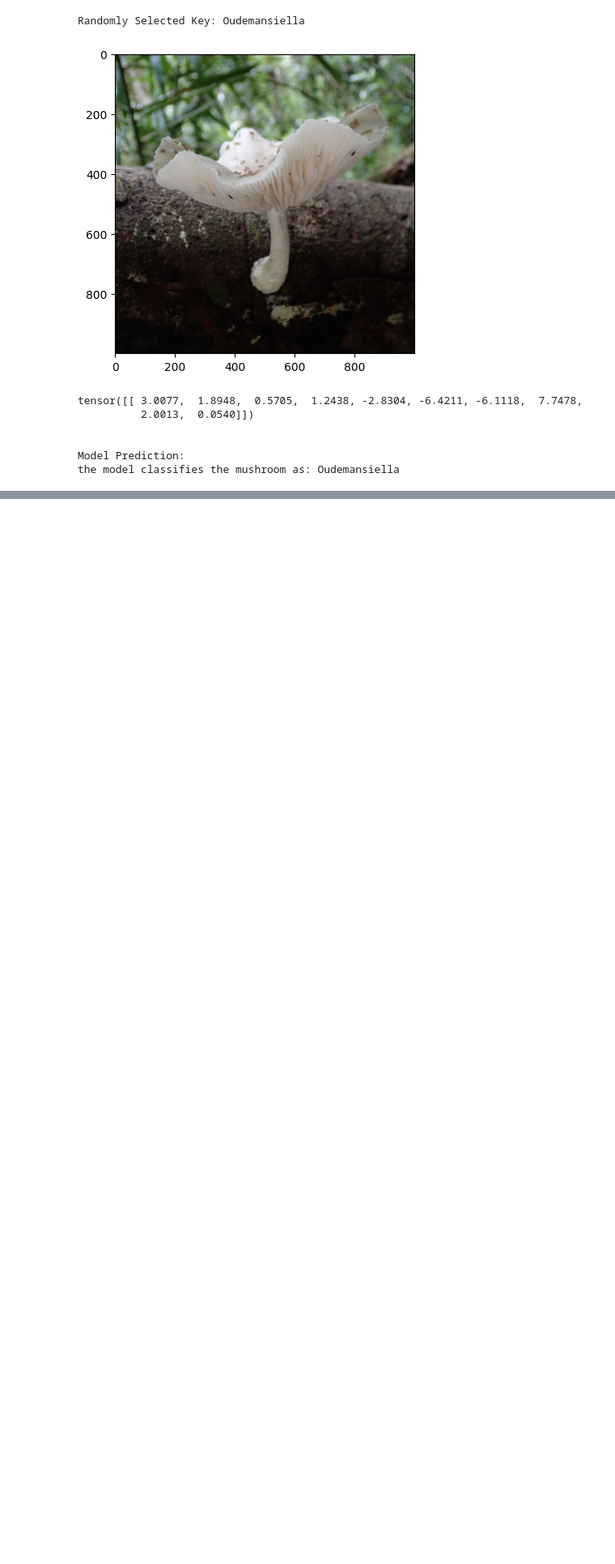
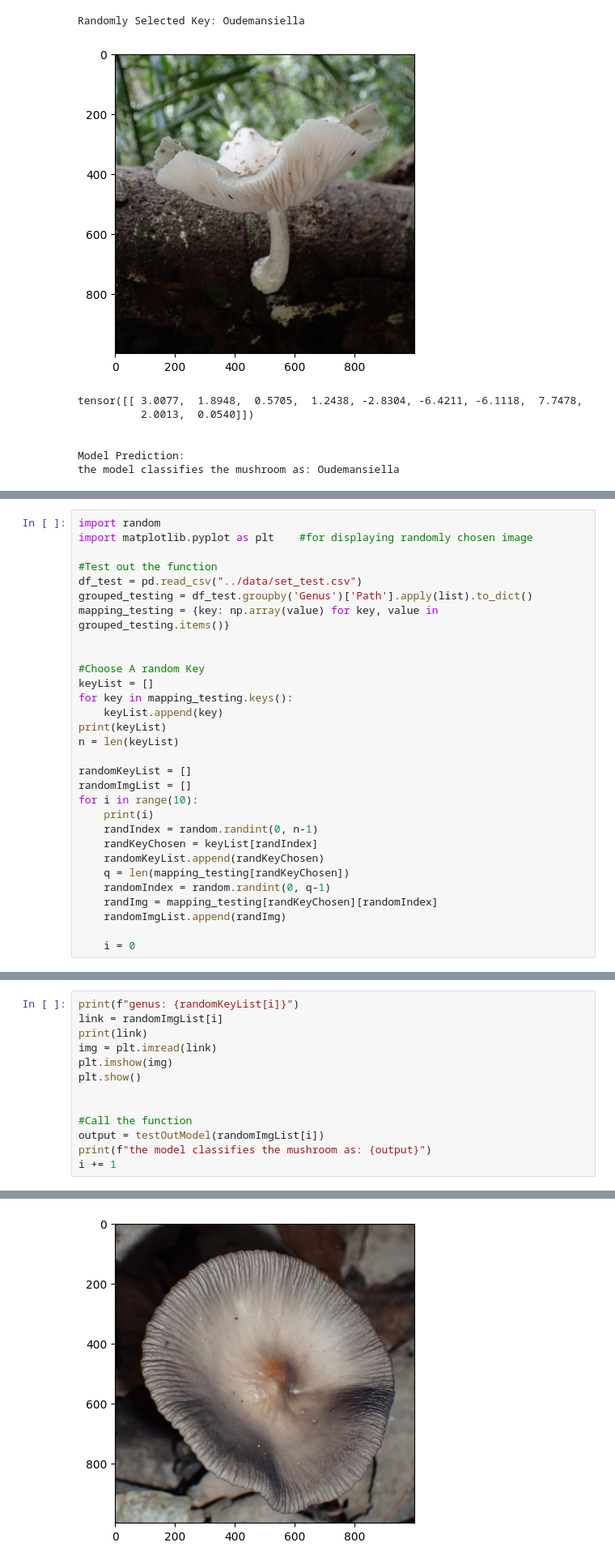
Before and after one commit to nbiancolin/convolutional-neural-nuts, a Jupyter notebook: src/qualitativeFunction.ipynb, the cells around one changed output, grey strips where cells are left out. Shown at 81% size. Cells and saved outputs as stored; diff of their text form; blank space fills up the shorter version.

```diff
--- a/src/qualitativeFunction.ipynb
+++ b/src/qualitativeFunction.ipynb
@@ -116,0 +121,30 @@ the model classifies the mushroom as: Oudemansiella
+# %%
+import random
+import matplotlib.pyplot as plt    #for displaying randomly chosen image
+
+#Test out the function
+df_test = pd.read_csv("../data/set_test.csv")
+grouped_testing = df_test.groupby('Genus')['Path'].apply(list).to_dict()
+mapping_testing = {key: np.array(value) for key, value in grouped_testing.items()}
+
+
+#Choose A random Key
+keyList = []
+for key in mapping_testing.keys():
+    keyList.append(key)
+print(keyList)
+n = len(keyList)
+
+randomKeyList = []
+randomImgList = []
+for i in range(10):
+    print(i)
+    randIndex = random.randint(0, n-1)
+    randKeyChosen = keyList[randIndex]
+    randomKeyList.append(randKeyChosen)
+    q = len(mapping_testing[randKeyChosen])
+    randomIndex = random.randint(0, q-1)
+    randImg = mapping_testing[randKeyChosen][randomIndex]
+    randomImgList.append(randImg)
+
+    i = 0
@@ -116,0 +163,14 @@ the model classifies the mushroom as: Oudemansiella
+# %%
+print(f"genus: {randomKeyList[i]}")
+link = randomImgList[i]
+print(link)
+img = plt.imread(link)
+plt.imshow(img)
+plt.show()
+
+
+#Call the function
+output = testOutModel(randomImgList[i])
+print(f"the model classifies the mushroom as: {output}")
+i += 1
+# %% [output]
@@ -116,0 +179 @@ the model classifies the mushroom as: Oudemansiella
+[figure, added]
```
Also changed, not shown: parts of 7 cells of this notebook, 1 other file.
